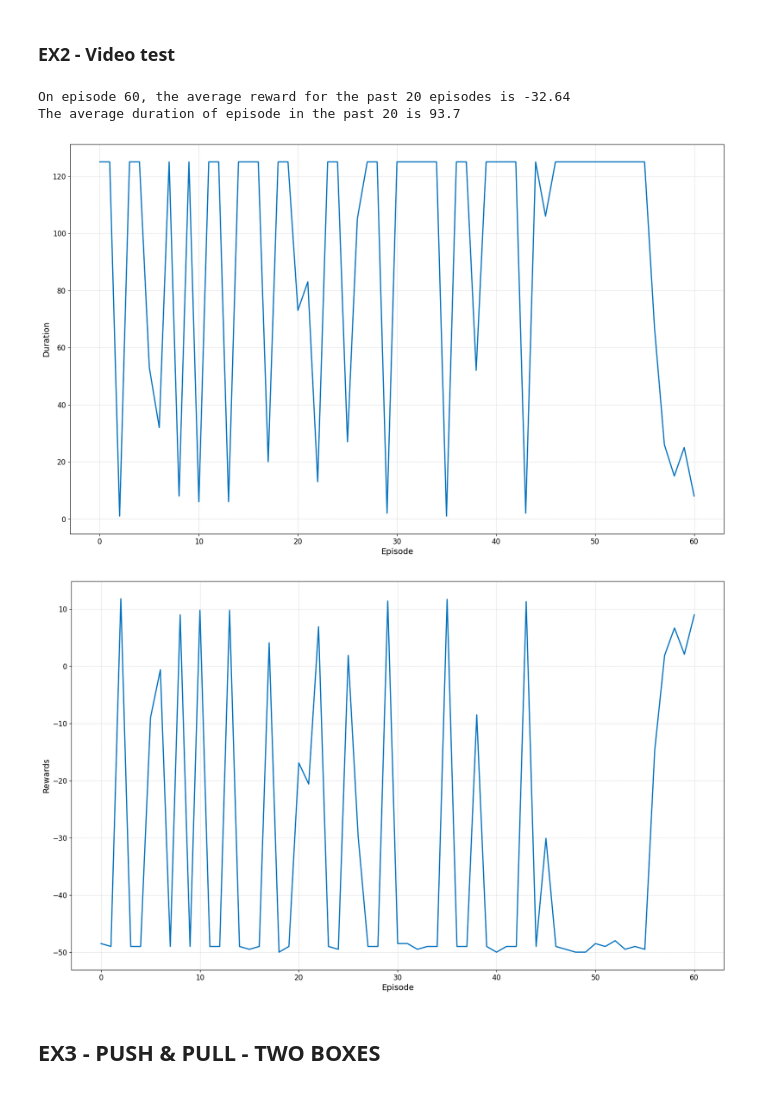
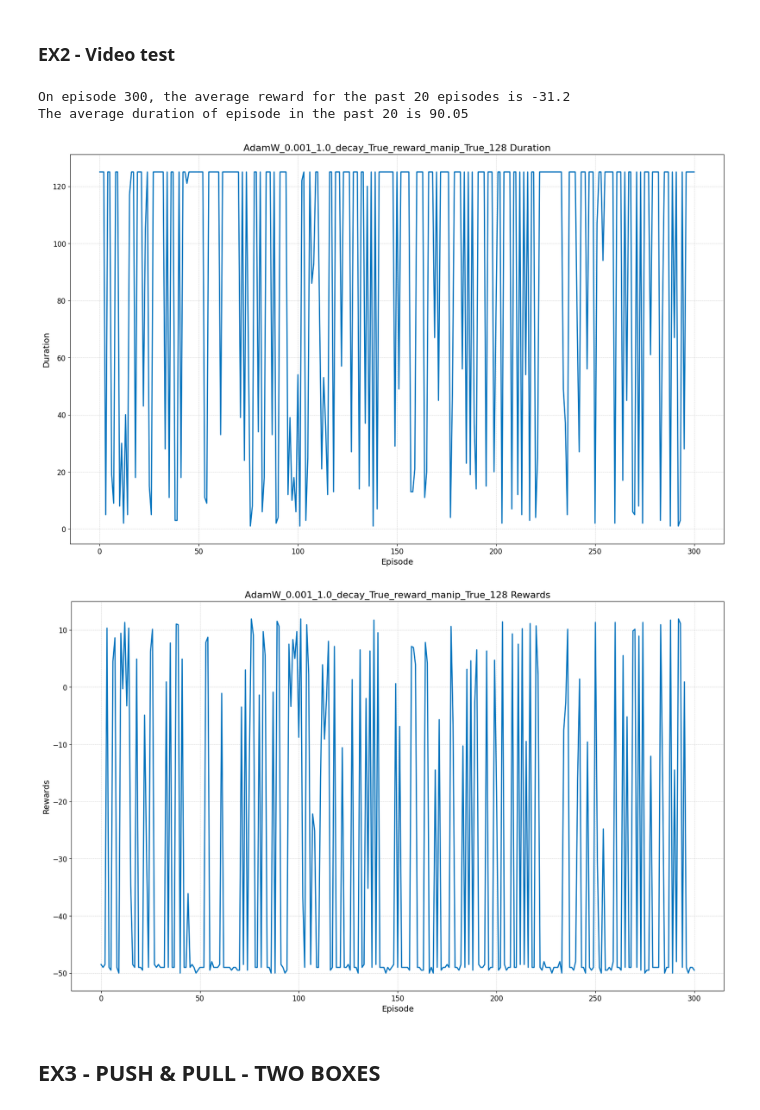
Before and after one commit to avivples/sokoban-rl, a Jupyter notebook: sokoban-EX2.ipynb, the cells around one changed output. Drawn from its saved outputs; the diff is of its cells as text; code cells hidden in the pictures.

```diff
--- a/sokoban-EX2.ipynb
+++ b/sokoban-EX2.ipynb
@@ -646,7 +672,7 @@ def optimize_model(batch_size, gamma, optimizer, policy_net, target_net, memory)
 # %% [markdown]
 ### Plot Results
 # %%
-def plot_results(res_list, duration_mode=False, add_mean_and_std=False, save=False, run_name=None):
+def plot_results(res_list, duration_mode=False, add_mean_and_std=False, log=False, run_name=None):
     if duration_mode:
         y = 'Duration'
     else:
@@ -659,6 +685,8 @@ def plot_results(res_list, duration_mode=False, add_mean_and_std=False, save=Fal
     ax.plot(res_list, color='#0072BD', linewidth=2)
     ax.grid(linestyle='--', linewidth=0.5, alpha=0.7)
 
+    ax.set_title(f'{run_name} {y}', fontsize=16)
+
     if add_mean_and_std:
         # Add mean and standard deviation to the plot
         res_mean = np.mean(res_list)
@@ -666,8 +694,9 @@ def plot_results(res_list, duration_mode=False, add_mean_and_std=False, save=Fal
         ax.axhline(res_mean, color='#D95319', linestyle='--', linewidth=2, label='Mean')
         ax.fill_between(range(len(res_list)), res_list-res_std, res_list+res_std, color='#EDB120', alpha=0.2, label='Std Dev')
         ax.legend(loc='best', fontsize=12)
-    if save:
-        plt.savefig(f'results/{run_name}_{y}.png')
+    if log:
+        # plt.savefig(f'results/{run_name}_{y}.png')
+        mlflow.log_figure(fig, f"{run_name}_{y}.png")
     plt.show()
 # %% [markdown]
 ### Select Action
@@ -676,6 +705,7 @@ def select_action(state, env, policy_net, epsilon = 0.1):
     sample = random.random()
     if sample > epsilon:
         with torch.no_grad():
+            state = torch.tensor(state, dtype=torch.float32, device=device)
             return policy_net(state).max(1)[1].view(1, 1)
     else:
         return torch.tensor([[env.action_space.sample()]], device=device, dtype=torch.long)
@@ -953,36 +1030,3 @@ def run_experiment(sokoban, run_name, num_episodes, optimizer_class, lr, epsilon
-# %%
-def run_experiments(sokoban, num_episodes=500, experiment_id=2, optimizer_classes=['AdamW', 'RMSprop'], lrs=[0.001, 0.0001], epsilons=[0.1, 0.25, 0.6, 1.0],
-                    reward_manipulation_options=[False, True], batch_sizes=[128, 64, 32], epsilon_decay_factor=None, epsilon_decay_exp=False, epsilon_decay_linear=False, memory_size=50000, seed_env=True):
-    for reward_manipulation in reward_manipulation_options:
-        for lr in lrs:
-            for optimizer_class in optimizer_classes:
-                for batch_size in batch_sizes:
-                    for epsilon in epsilons:
-                        epsilon_decay = (epsilon_decay_exp or epsilon_decay_linear) and (epsilon_decay_factor > 0.5)
-                        run_name = f"{optimizer_class}_{lr}_{epsilon}_decay_{epsilon_decay}_reward_manip_{reward_manipulation}_{batch_size}"
-                        with mlflow.start_run(experiment_id=experiment_id, run_name=run_name):
-                            params = {
-                                "optimizer_class": optimizer_class,
-                                "lr": lr,
-                                "epsilon": epsilon,
-                                "epsilon_decay": epsilon_decay,
-                                "batch_size": batch_size,
-                                "reward_manipulation": reward_manipulation
-                            }
-                            if epsilon_decay:
-                                params["epsilon_decay_factor"] = epsilon_decay_factor
-                                mlflow.log_params(params)
-                            else:
-                                mlflow.log_params(params)
-                            env = copy.deepcopy(sokoban)
-                            episode_durations, episode_rewards, policies_dict = run_experiment(sokoban, run_name, num_episodes, optimizer_class, lr,
-                                                                                               epsilon, epsilon_decay_factor, epsilon_decay_exp, epsilon_decay_linear,
-                                                                                               batch_size, reward_manipulation, memory_size, seed_env)
-                            print('Complete')
-                            plot_results(episode_durations, duration_mode=True, add_mean_and_std=True, save=True, run_name=run_name)
-                            plot_results(episode_rewards, add_mean_and_std=True, save=True, run_name=run_name)
-                            mlflow.log_artifact(f"results/{run_name}_Duration.png")
-                            mlflow.log_artifact(f"results/{run_name}_Rewards.png")
 # %%
 %%script echo skipping
 experiment_id = 2
@@ -1043,24 +1087,24 @@ Box location: (3, 4)
 # %%
 experiment_id = 5
 num_episodes = 1_000_000
 optimizer_classes = ['AdamW']
 lrs = [0.001]
 epsilons = [1.0]
 reward_manipulation_options = [True]
 batch_sizes = [128]
 epsilon_decay_factor = 250_000
 epsilon_decay_exp = False
 epsilon_decay_linear = True
-memory_size = 1_000_000
+memory_size = 500_000
 seed_env = False
 
 run_experiments(sok_2, num_episodes, experiment_id, optimizer_classes, lrs, epsilons, reward_manipulation_options,
                 batch_sizes, epsilon_decay_factor, epsilon_decay_exp, epsilon_decay_linear, memory_size, seed_env)
 # %% [output]
-On episode 60, the average reward for the past 20 episodes is -32.64
-The average duration of episode in the past 20 is 93.7
+On episode 300, the average reward for the past 20 episodes is -31.2
+The average duration of episode in the past 20 is 90.05
-[figure, old version]
+[figure, new version]
-[figure, old version]
+[figure, new version]
 # %% [markdown]
 ## EX3 - PUSH & PULL - TWO BOXES
 # %%
```
Also changed, not shown: parts of 14 cells of this notebook, 3 other files.
